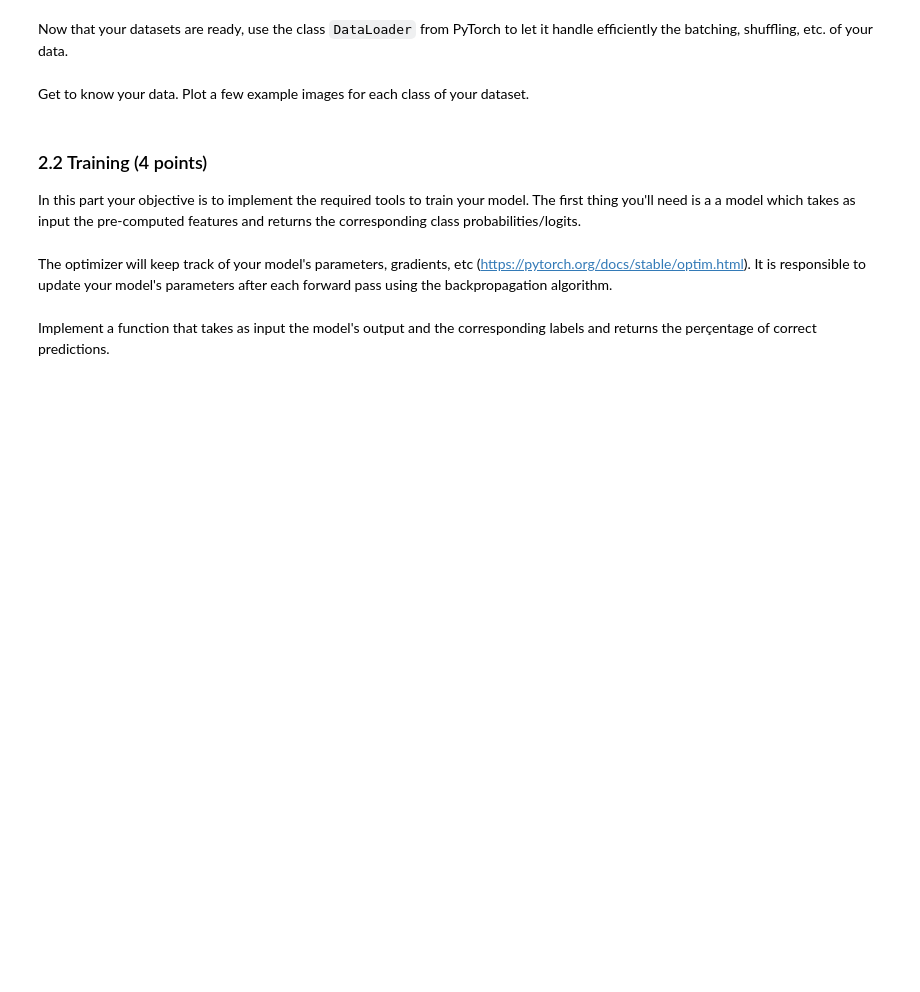
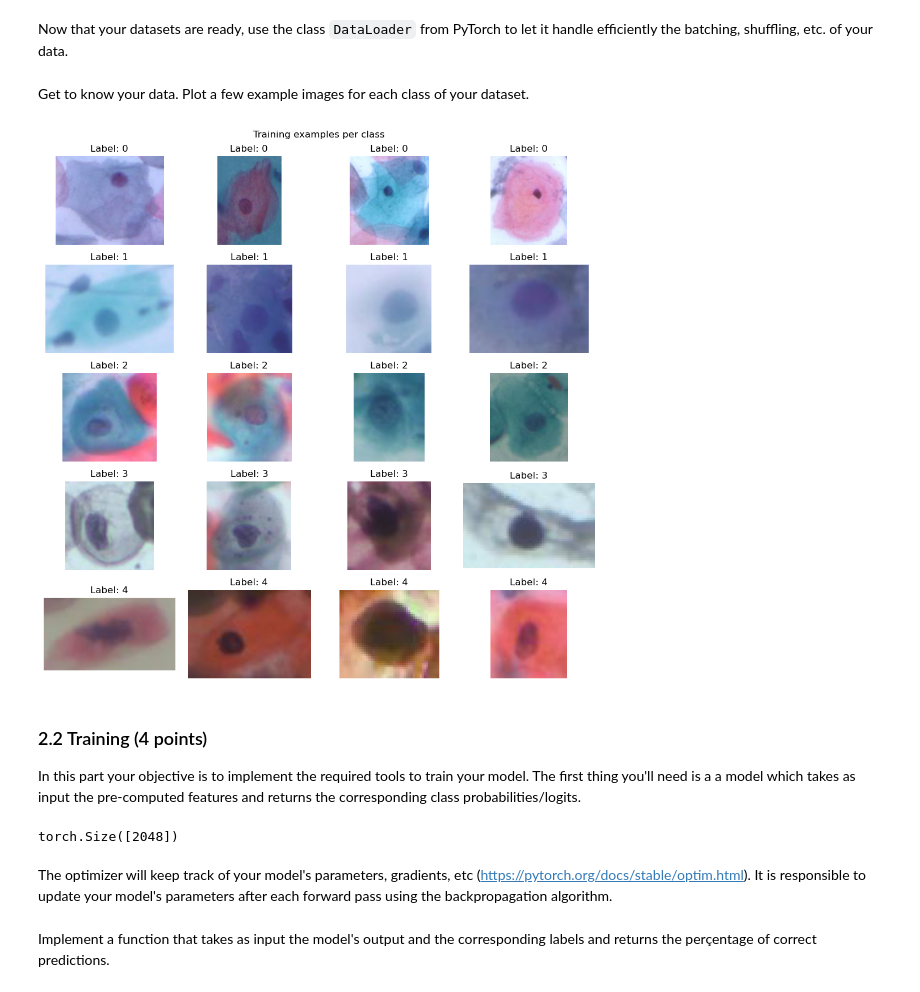
Before and after one commit to lindadelacombaz/iapr-2023, a Jupyter notebook: lab_03_classification.ipynb, the cells around one changed output. Drawn from its saved outputs; the diff is of its cells as text; code cells hidden in the pictures; blank space fills up the shorter version.

```diff
--- a/lab_03_classification.ipynb
+++ b/lab_03_classification.ipynb
@@ -472,7 +481,8 @@ from sklearn.metrics import confusion_matrix, ConfusionMatrixDisplay
 import math
 # %%
 # Load the features
-features_path = '../data/lab-03-data2023/part2/sipakmed_clean_embeddings.pth'
+data_path = '../data/lab-03-data/part2'
+features_path = '../data/lab-03-data/part2/sipakmed_clean_embeddings.pth'
 # %%
 class Sipakmed(Dataset):
     phase_dict = {
@@ -536,12 +546,16 @@ class Sipakmed(Dataset):
         Returns the number of samples in the dataset.
         """
         ### YOUR CODE
+        return len(self.features)
 
     def __getitem__(self, index):
         """
         Returns the embedding, label, and image path of queried index.
         """
         ### YOUR CODE
+        embedding = self.features[index]
+        label = self.labels[index]
+        path = self.paths[index]
         return embedding, label, path
 # %% [markdown]
 Once the implementation of `Sipakmed` completed, create 3 instances of the class (train/val/test) with the corresponding `phase` flag.
@@ -553,2 +562,7 @@ test_dataset = ### YOUR CODE
+# %%
+# Instantiate the datasets
+train_dataset = Sipakmed(features_path, phase='train')
+val_dataset = Sipakmed(features_path, phase='val')
+test_dataset = Sipakmed(features_path, phase='test')
 # %% [markdown]
 Now that your datasets are ready, use the class `DataLoader` from PyTorch to let it handle efficiently the batching, shuffling, etc. of your data.
@@ -560,2 +569,7 @@ test_loader = ### YOUR CODE
+# %%
+# Instantiate the data loaders
+train_loader = DataLoader(train_dataset, batch_size=32, shuffle=True)
+val_loader = DataLoader(val_dataset, batch_size=32, shuffle=False)
+test_loader = DataLoader(test_dataset, batch_size=32, shuffle=False)
 # %% [markdown]
 Get to know your data. Plot a few example images for each class of your dataset.
@@ -565,5 +576,23 @@ Get to know your data. Plot a few example images for each class of your dataset.
+# %%
+# Visualize some training example
+fig, ax = plt.subplots(5, 4, figsize=(10, 10))
+for i, idx in enumerate([0, 500, 1000, 1500, 2000]):
+    for j in range(4):
+        img, label, path = train_loader.dataset[idx+j]
+        ax[i,j].imshow(Image.open(os.path.join(data_path, path)))
+        ax[i,j].set_title("Label: {}".format(label))
+        ax[i,j].axis('off')
+# plt.show()
+fig.suptitle("Training examples per class")
+plt.tight_layout()
+# %% [output]
+[figure, added]
 # %% [markdown]
 ### 2.2 Training (4 points)
 In this part your objective is to implement the required tools to train your model. The first thing you'll need is a a model which takes as input the pre-computed features and returns the corresponding class probabilities/logits.
+# %%
+train_dataset[0][0].shape
+# %% [output]
+torch.Size([2048])
 # %%
 # Implement the model
```
Also changed, not shown: parts of 19 cells of this notebook.
